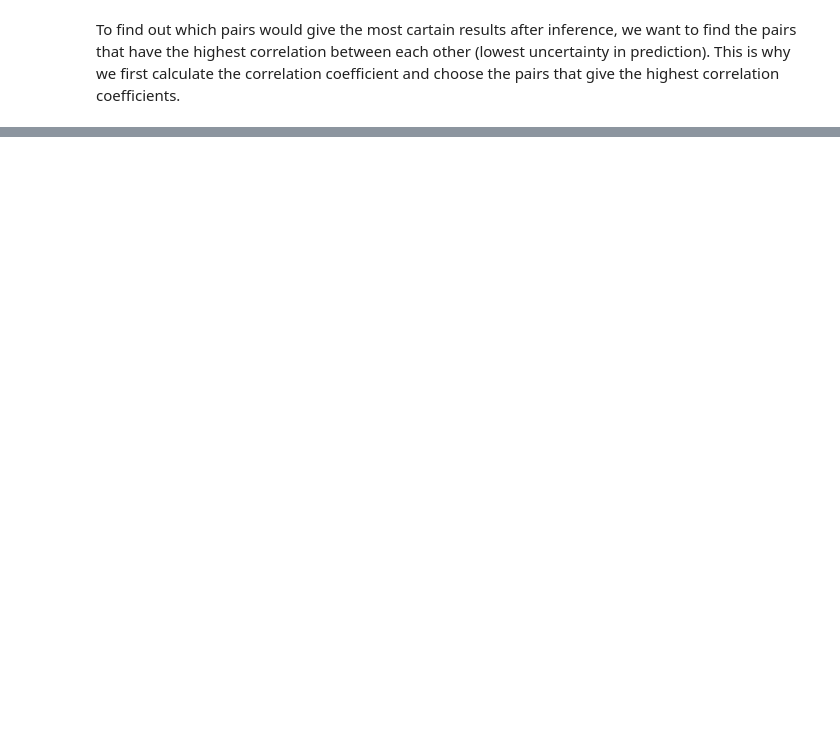
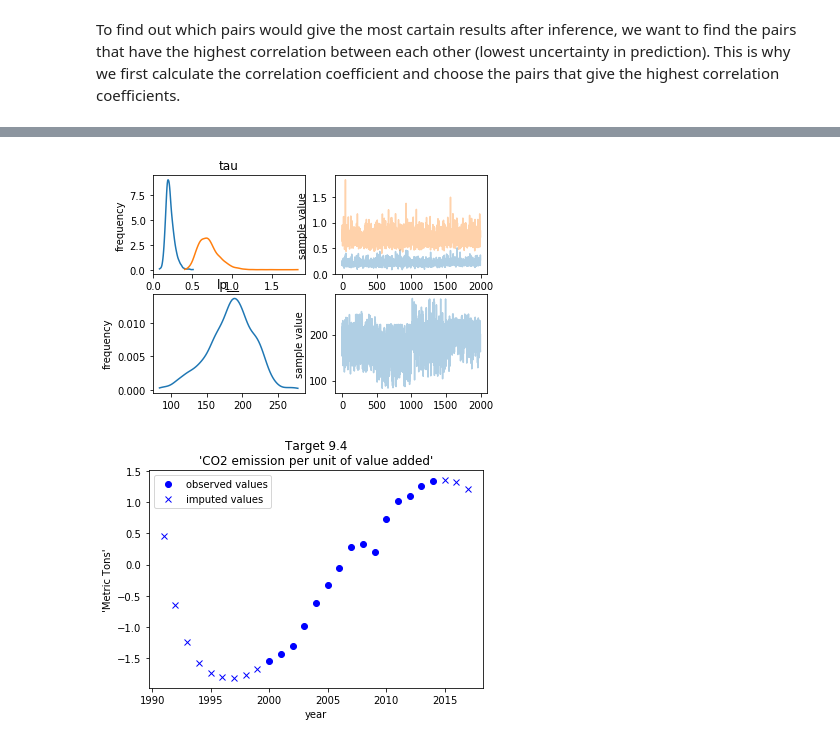
Before and after one commit to felix-laumann/MBML-SDG-targets, a Jupyter notebook: infer latent time-series values.ipynb, the cells around one changed output, grey strips where cells are left out. Cells and saved outputs as stored; diff of their text form; code cells hidden in the pictures; blank space fills up the shorter version.

```diff
--- a/infer latent time-series values.ipynb
+++ b/infer latent time-series values.ipynb
@@ -881,8 +676,8 @@ print(corrCoef)
 # %%
-def calcCorr(target1, target2):
+def calcCorr(df, target1, target2):
     # list of values
-    t1_list = clique_df_t[target1].tolist()
-    t2_list = clique_df_t[target2].tolist()
+    t1_list = df[target1].tolist()
+    t2_list = df[target2].tolist()
 
     #correlation between two targets
     mask = ~pd.isnull(t1_list) & ~pd.isnull(t2_list)
@@ -912,7 +707,7 @@ for targetx in clique_nodes:     #loop over all rows
             processedPairs.extend([set([targetx, targety])])
 
             if not targety==targetx:
-                corr = calcCorr(targetx, targety)
+                corr = calcCorr(clique_df_t,targetx, targety)
                 if (np.abs(corr) > np.abs(bestCorrCoef) and not (corr==0 or corr==1)):
                     bestCorrCoef = corr
                     bestPair = tuple([targetx, targety])
@@ -1072,9 +726,0 @@ convergence, Rhat=1).
-# %%
-y_mis1 = samples['y_mis1']
-y_mis2 = samples['y_mis2']
-ix_mis1 = inData['ix_mis1']
-ix_mis2 = inData['ix_mis2']
-ix_obs1 = inData['ix_obs1']
-ix_obs2 = inData['ix_obs2']
-y_obs1 = inData['y_obs1']
-y_obs2 = inData['y_obs2']
@@ -1109,0 +727,3 @@ Question: which of the y_mis to choose??
+# %%
+# hyperparameter
+startyear=1990
@@ -1109,0 +732,58 @@ Question: which of the y_mis to choose??
+# %%
+for pair in list(set(bestCorrPairs)):
+    targetx = pair[0]
+    targety = pair[1]
+
+    # prepare input data
+    inData = prepareInputData(clique_df_t, targetx, targety)
+    print(pair)
+
+    # run inference using MCMC sampling
+    fit = sm.sampling(data=inData, iter=1000, chains=4, algorithm="NUTS", seed=42, verbose=True)
+    print(fit)
+
+    # what do we actually want to show? sigma and tau are performance measurements.
+    fit.plot(["tau","lp__"]) # take vars from temporal model
+    plt.show()
+
+    samples = fit.extract(permuted=True)
+
+    # get values for plots
+    # convert indices back to year values
+    ix_mis1 = inData['ix_mis1']+startyear
+    ix_mis2 = inData['ix_mis2']+startyear
+    ix_obs1 = inData['ix_obs1']+startyear
+    ix_obs2 = inData['ix_obs2']+startyear
+
+    y_mis1 = samples['y_mis1'].mean(axis=0)
+    y_mis2 = samples['y_mis2'].mean(axis=0)
+    y_obs1 = inData['y_obs1']
+    y_obs2 = inData['y_obs2']
+
+
+    # define title and labels from original dataframe
+    y1_df = merged_df[merged_df['Target']==pair[0]]
+    y2_df = merged_df[merged_df['Target']==pair[1]]
+    y1_title = 'Target '+pair[0]+'\n'+str(y1_df['Indicator Description'].values).replace('[','').replace(']','')
+    y1_label = str(y1_df['Unit'].values).replace('[','').replace(']','')
+    y2_title = 'Target '+pair[0]+'\n'+str(y2_df['Indicator Description'].values).replace('[','').replace(']','')
+    y2_label = str(y2_df['Unit'].values).replace('[','').replace(']','')
+
+    # plot with imputed values of target 1
+    plt.plot(ix_obs1, y_obs1, "bo")
+    plt.plot(ix_mis1, y_mis1, "bx")
+    plt.title(y1_title)
+    plt.legend(["observed values","imputed values"])
+    plt.xlabel('year')
+    plt.ylabel(y1_label)
+    plt.show()
+
+    # plot with imputed values of target 2
+    plt.plot(ix_obs2, y_obs2, "bo")
+    plt.plot(ix_mis2, y_mis2, "bx")
+    plt.title(y2_title)
+    plt.legend(["observed values", "imputed values"])
+    plt.xlabel('year')
+    plt.ylabel(y2_label)
+    plt.show()
+# %% [output]
@@ -1109,0 +808,2 @@ Question: which of the y_mis to choose??
+[figure, added]
+[figure, added]
```
Also changed, not shown: parts of 63 cells of this notebook, 2 other files.
